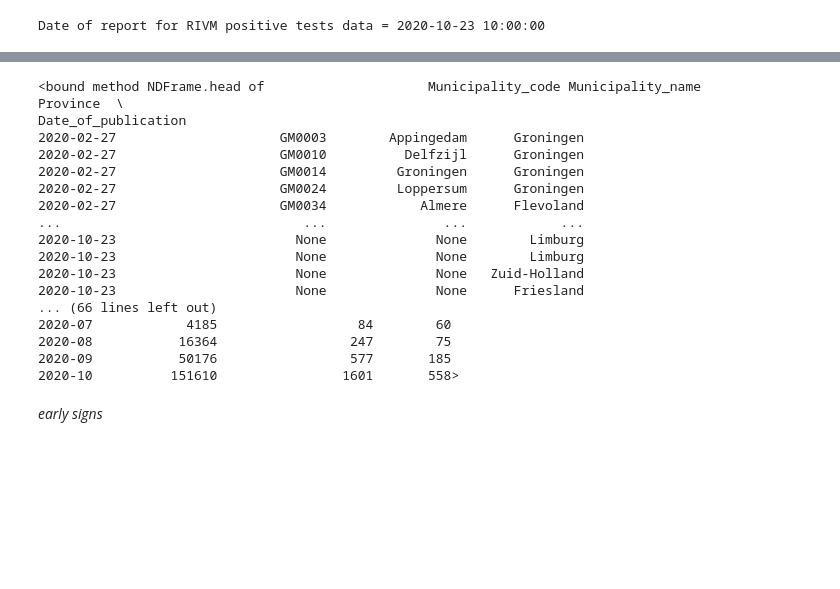
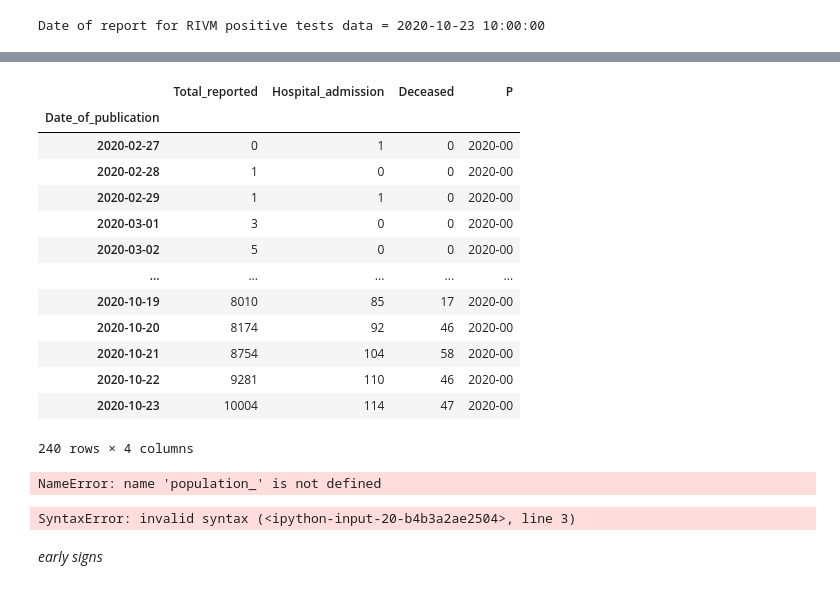
Before and after one commit to cjvanzwol/notebooks, a Jupyter notebook: Covid/Covid.ipynb, the cells around one changed output, grey strips where cells are left out. Saved outputs shown, nothing was run; the diff lists cells and outputs as text; code cells hidden in the pictures; blank space fills up the shorter version.

```diff
--- a/Covid.ipynb
+++ b/Covid/Covid.ipynb
@@ -181,31 +192,41 @@ total_nl = positive_tests.sum(level='Date_of_publication')
+# %%
+positive_tests_nl = positive_tests.sum(level='Date_of_publication')
+positive_tests_nl['P'] = positive_tests_nl.index.strftime('%Y-%M')
+positive_tests_nl
+# %% [output]
+|  | Total_reported | Hospital_admission | Deceased | P |
+| Date_of_publication |  |  |  |  |
+| 2020-02-27 | 0 | 1 | 0 | 2020-00 |
+| 2020-02-28 | 1 | 0 | 0 | 2020-00 |
+| 2020-02-29 | 1 | 1 | 0 | 2020-00 |
+| 2020-03-01 | 3 | 0 | 0 | 2020-00 |
+| 2020-03-02 | 5 | 0 | 0 | 2020-00 |
+| ... | ... | ... | ... | ... |
+| 2020-10-19 | 8010 | 85 | 17 | 2020-00 |
+| 2020-10-20 | 8174 | 92 | 46 | 2020-00 |
+| 2020-10-21 | 8754 | 104 | 58 | 2020-00 |
+| 2020-10-22 | 9281 | 110 | 46 | 2020-00 |
+| 2020-10-23 | 10004 | 114 | 47 | 2020-00 |
+240 rows × 4 columns
+# %%
+pop_latest = population_nl.loc[population_nl['P'].max(),'Population']
+pop_latest
+# %% [output]
+NameError: name 'population_' is not defined
 # %%
 # Gemiddeld aantal positief geteste mensen per 100.000 inwoners
 ## Dit getal laat zien van hoeveel mensen gisteren per 100.000 inwoners gemeld is dat ze positief getest zijn en COVID-19 hebben.
-print(positive_tests.head)
-pt_agg = positive_tests.groupby(by='P').sum()
-print(pt_agg.head)
-pt_agg['p100k'] = pt_agg['Total_reported'] / population_nl['2020'].sum() * 100000
-#pt_agg
+positive_tests_nl['p100k'] = positive_tests_nl['Total_reported'] / population_nl.loc[if(positive_tests_nl['P'] > population_nl['P'].max()):
+                                                                                     population_nl.loc[positive_tests_nl['P'],'Population']
+                                                                                else:
+                                                                                     positive_tests_nl['P']
+                                                                                ,'Population'] * 100000
+
+
 #pt_agg['mov_avg_p100k'] = np.average(pt_agg['']])
 #np.mean(pt[len(pt.columns)-1].Total_reported)
 # %% [output]
-<bound method NDFrame.head of                     Municipality_code Municipality_name       Province  \
-Date_of_publication
-2020-02-27                     GM0003        Appingedam      Groningen
-2020-02-27                     GM0010          Delfzijl      Groningen
-2020-02-27                     GM0014         Groningen      Groningen
-2020-02-27                     GM0024         Loppersum      Groningen
-2020-02-27                     GM0034            Almere      Flevoland
-...                               ...               ...            ...
-2020-10-23                       None              None        Limburg
-2020-10-23                       None              None        Limburg
-2020-10-23                       None              None   Zuid-Holland
-2020-10-23                       None              None      Friesland
-... (66 lines left out)
-2020-07            4185                  84        60
-2020-08           16364                 247        75
-2020-09           50176                 577       185
-2020-10          151610                1601       558>
+SyntaxError: invalid syntax (<ipython-input-20-b4b3a2ae2504>, line 3)
 # %%
 # Aantal positief geteste mensen
 ## Dit getal laat zien van hoeveel mensen gisteren gemeld is dat ze positief getest zijn en COVID-19 hebben.
```
Also changed, not shown: parts of 3 cells of this notebook, 3 other files.
